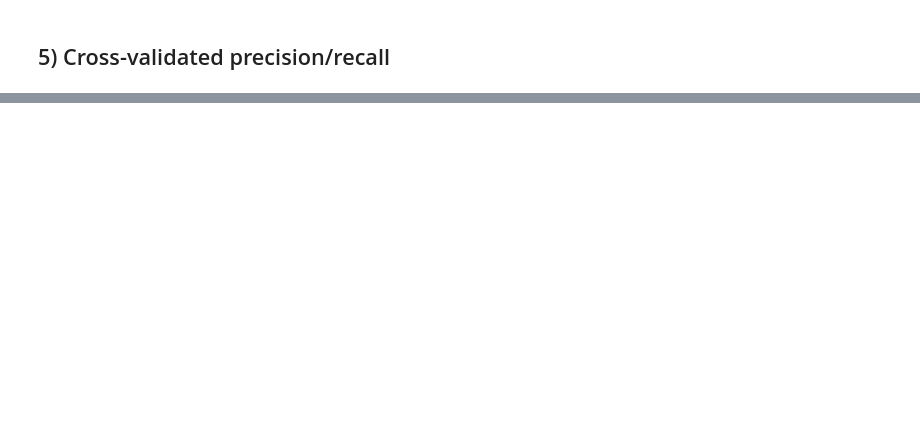
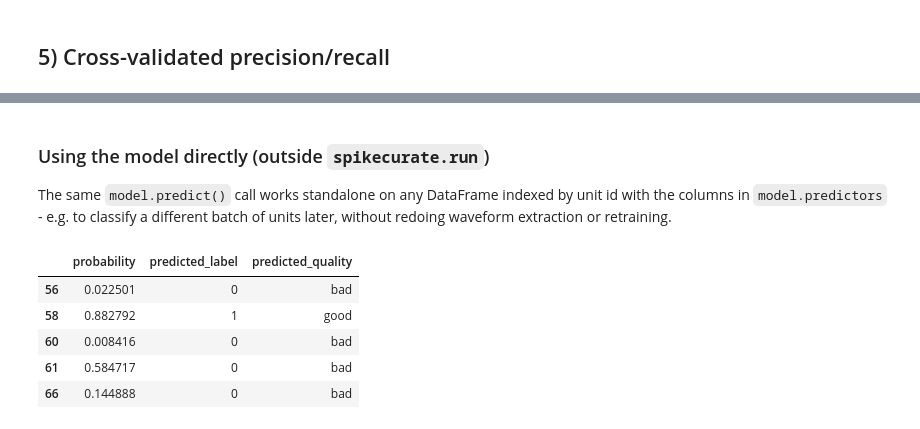
Before and after one commit to steevelaquitaine/spikecurate, a Jupyter notebook: demo/demo_01.ipynb, the cells around one changed output, grey strips where cells are left out. Cells and saved outputs as stored; diff of their text form; code cells hidden in the pictures; blank space fills up the shorter version.

```diff
--- a/demo/demo_01.ipynb
+++ b/demo/demo_01.ipynb
@@ -261,0 +247,18 @@ plt.show()
+# %% [markdown]
+### Using the model directly (outside `spikecurate.run`)
+
+The same `model.predict()` call works standalone on any DataFrame indexed by
+unit id with the columns in `model.predictors` - e.g. to classify a
+different batch of units later, without redoing waveform extraction or
+retraining.
+# %%
+more_example_ids = [int(u) for u in single_unit_ids[10:15]]
+more_features = result["data"]["dataset"].loc[more_example_ids, model.predictors]
+model.predict(more_features)
+# %% [output]
+|  | probability | predicted_label | predicted_quality |
+| 56 | 0.022501 | 0 | bad |
+| 58 | 0.882792 | 1 | good |
+| 60 | 0.008416 | 0 | bad |
+| 61 | 0.584717 | 0 | bad |
+| 66 | 0.144888 | 0 | bad |
```
Also changed, not shown: parts of 14 cells of this notebook, 5 other files.
